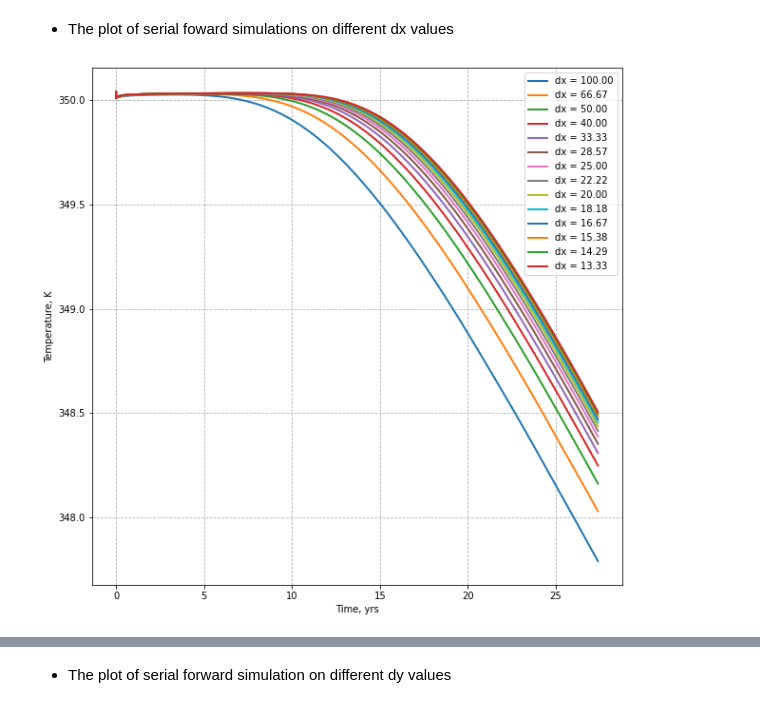
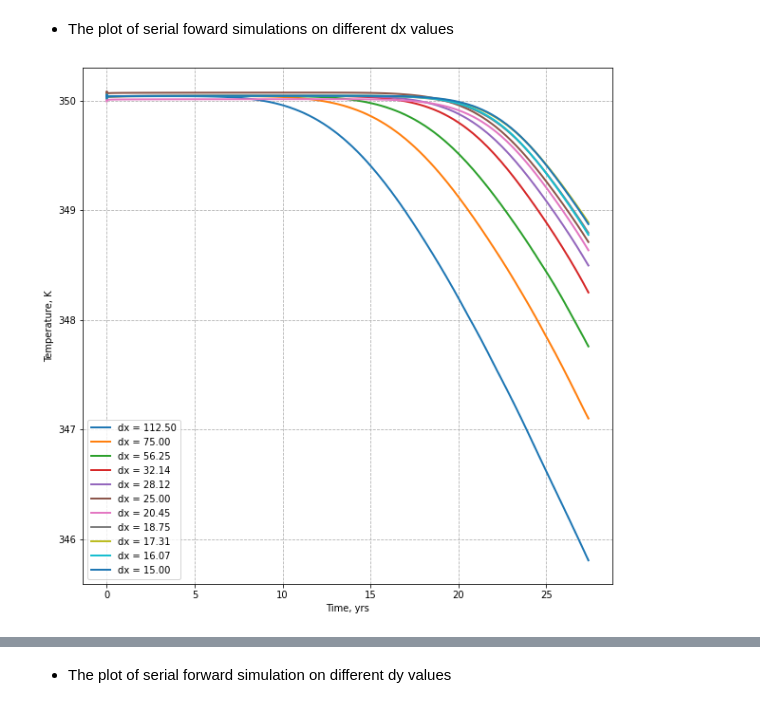
Before and after one commit to ychen1492/reference-simulation, a Jupyter notebook: he_resolution_visualization.ipynb, the cells around one changed output, grey strips where cells are left out. Drawn from its saved outputs; the diff is of its cells as text; code cells hidden in the pictures.

```diff
--- a/he_resolution_visualization.ipynb
+++ b/he_resolution_visualization.ipynb
@@ -11,20 +11,20 @@ import numpy as np
 # %% [markdown]
 - The plot of serial foward simulations on different dx values
 # %%
-temperature = pd.read_csv('./SerialResolution/temperature_resolution_dx_he.csv')
+temperature = pd.read_csv('./SerialResolutionHo/temperature_resolution_dx.csv')
 time_arr = temperature['time'].to_numpy() / 365
 temperature.drop('time', inplace=True, axis=1)
 
 fig, ax = plt.subplots(1, 1,figsize=(10, 10))
 axx = fig.axes
 labels = []
 for col in range(len(temperature.columns)):
     axx[0].plot(time_arr, temperature.iloc[:,col].to_numpy(), linewidth=2)
     labels.append(r'dx = %s' % (temperature.columns[col]))
 # axx[0].grid()
 axx[0].legend(labels)
 axx[0].set_xlabel('Time, yrs')
 axx[0].set_ylabel('Temperature, K')
 axx[0].grid(visible=True, which='both',axis='both',linestyle='--')
 # %% [output]
-[figure, old version]
+[figure, new version]
```
Also changed, not shown: parts of 10 cells of this notebook, 4 other files.
